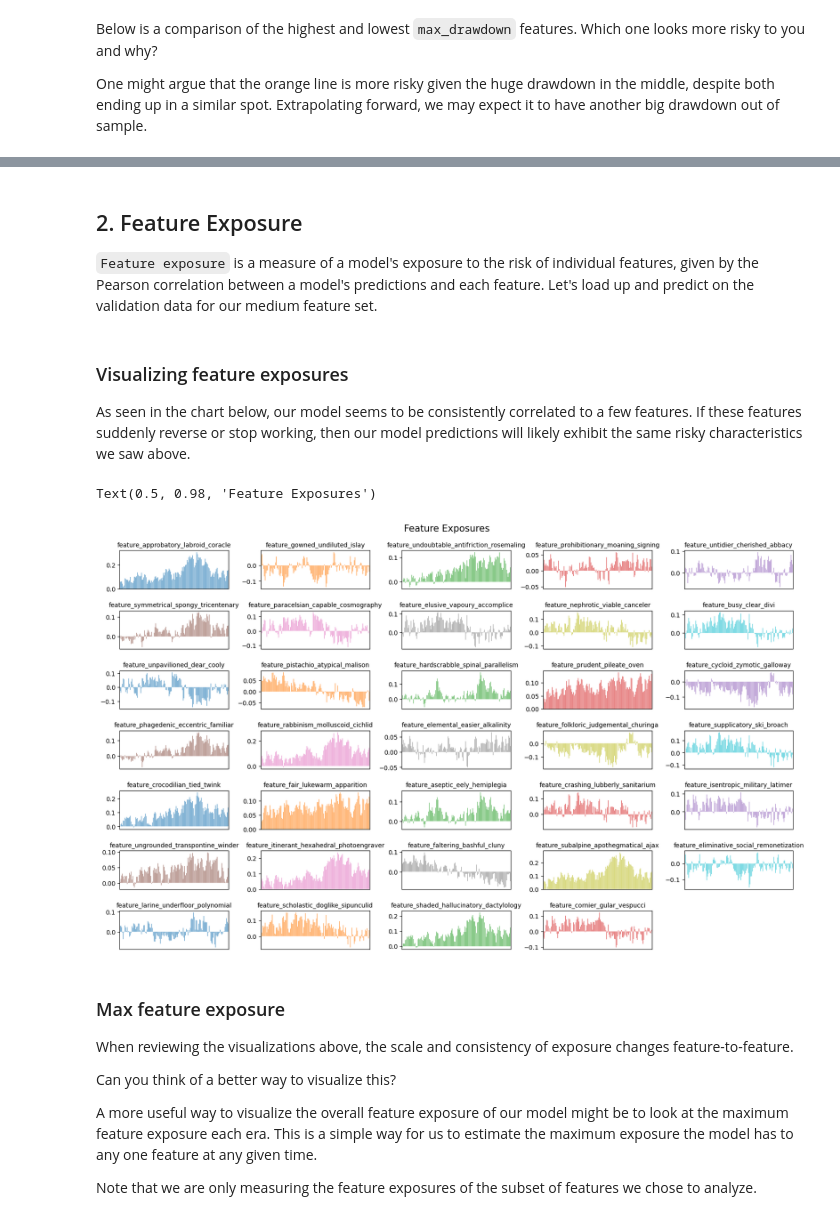
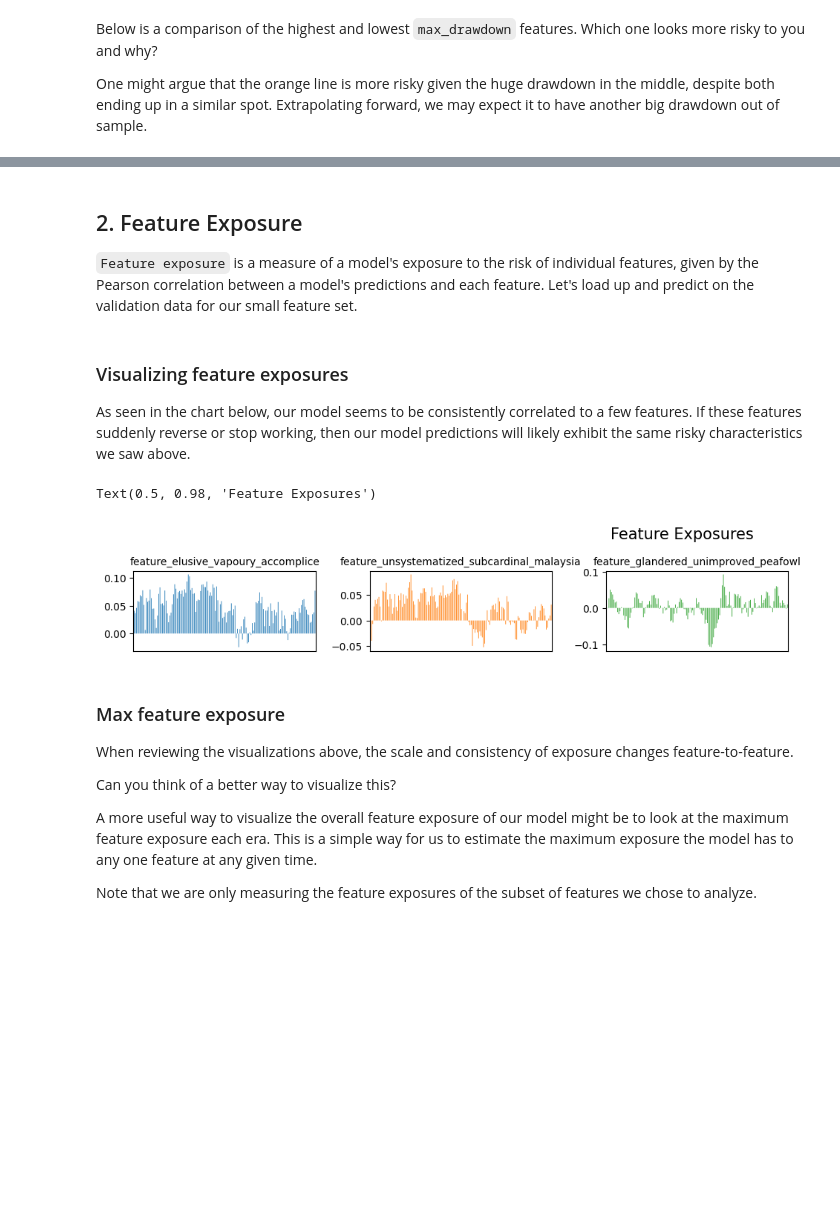
Before and after one commit to numerai/example-scripts, a Jupyter notebook: feature_neutralization.ipynb, the cells around one changed output, grey strips where cells are left out. Drawn from its saved outputs; the diff is of its cells as text; code cells hidden in the pictures; blank space fills up the shorter version.

```diff
--- a/feature_neutralization.ipynb
+++ b/feature_neutralization.ipynb
@@ -83,19 +88,19 @@ We read the entire medium training feature set to train on it later:
 # %%
-# define the medium features and medium serenity features
+# define the small features and small serenity features
 # use "all" for better performance. Requires more RAM.
-feature_size = "medium"
+feature_size = "small"
 # feature_size = "all"
-medium_features = feature_sets[feature_size]
-med_serenity_feats = list(subgroups[feature_size]["serenity"])
+small_features = feature_sets[feature_size]
+sm_serenity_feats = list(subgroups[feature_size]["serenity"])
 
 # Download the training data and feature metadata
 napi.download_dataset(f"{DATA_VERSION}/train.parquet")
 
-# Load the just the medium feature set,
+# Load the just the small feature set,
 # this is a great feature of the parquet file format
 train = pd.read_parquet(
     f"{DATA_VERSION}/train.parquet",
-    columns=["era", "target"] + medium_features
+    columns=["era", "target"] + small_features
 )
 
 # Downsample to every 4th era to reduce memory usage and
@@ -284,7 +273,7 @@ model = lgb.LGBMRegressor(
 #     min_data_in_leaf=10000,
 # )
 model.fit(
-    train[medium_features],
+    train[small_features],
     train["target"]
 )
 # %% [output]
@@ -305,7 +287,7 @@ LGBMRegressor(colsample_bytree=0.1, learning_rate=0.01, max_depth=5,
 # %% [markdown]
 ## 2. Feature Exposure
 
-`Feature exposure` is a measure of a model's exposure to the risk of individual features, given by the Pearson correlation between a model's predictions and each feature. Let's load up and predict on the validation data for our medium feature set.
+`Feature exposure` is a measure of a model's exposure to the risk of individual features, given by the Pearson correlation between a model's predictions and each feature. Let's load up and predict on the validation data for our small feature set.
 # %%
 # Download validation data
 napi.download_dataset(f"{DATA_VERSION}/validation.parquet")
@@ -313,7 +295,7 @@ napi.download_dataset(f"{DATA_VERSION}/validation.parquet")
 # Load the validation data, filtering for data_type == "validation"
 validation = pd.read_parquet(
     f"{DATA_VERSION}/validation.parquet",
-    columns=["era", "data_type", "target"] + medium_features
+    columns=["era", "data_type", "target"] + small_features
 )
 validation = validation[validation["data_type"] == "validation"]
 del validation["data_type"]
@@ -327,38 +309,38 @@ last_train_era = int(train["era"].unique()[-1])
 eras_to_embargo = [str(era).zfill(4) for era in [last_train_era + i for i in range(4)]]
 validation = validation[~validation["era"].isin(eras_to_embargo)]
 
-# Generate predictions against the medium feature set of the validation data
-validation["prediction"] = model.predict(validation[medium_features])
+# Generate predictions against the small feature set of the validation data
+validation["prediction"] = model.predict(validation[small_features])
 # %% [markdown]
 ### Visualizing feature exposures
 
 As seen in the chart below, our model seems to be consistently correlated to a few features. If these features suddenly reverse or stop working, then our model predictions will likely exhibit the same risky characteristics we saw above.
 # %%
 # Compute the Peason correlation of the predictions with each of the
-# serenity features of the medium feature set
+# serenity features of the small feature set
 feature_exposures = validation.groupby("era").apply(
-    lambda d: d[med_serenity_feats].corrwith(d["prediction"])
+    lambda d: d[sm_serenity_feats].corrwith(d["prediction"])
 )
 
 # Plot the feature exposures as bar charts
 feature_exposures.plot.bar(
     title="Feature Exposures",
     figsize=(16, 10),
     layout=(7,5),
     xticks=[],
     subplots=True,
     sharex=False,
     legend=False,
     snap=False
 )
 for ax in plt.gcf().axes:
     ax.set_xlabel("")
     ax.title.set_fontsize(10)
 plt.tight_layout(pad=1.5)
 plt.gcf().suptitle("Feature Exposures", fontsize=15)
 # %% [output]
 Text(0.5, 0.98, 'Feature Exposures')
-[figure, old version]
+[figure, new version]
 # %% [markdown]
 ### Max feature exposure
 
```
Also changed, not shown: parts of 25 cells of this notebook, 8 other files.
